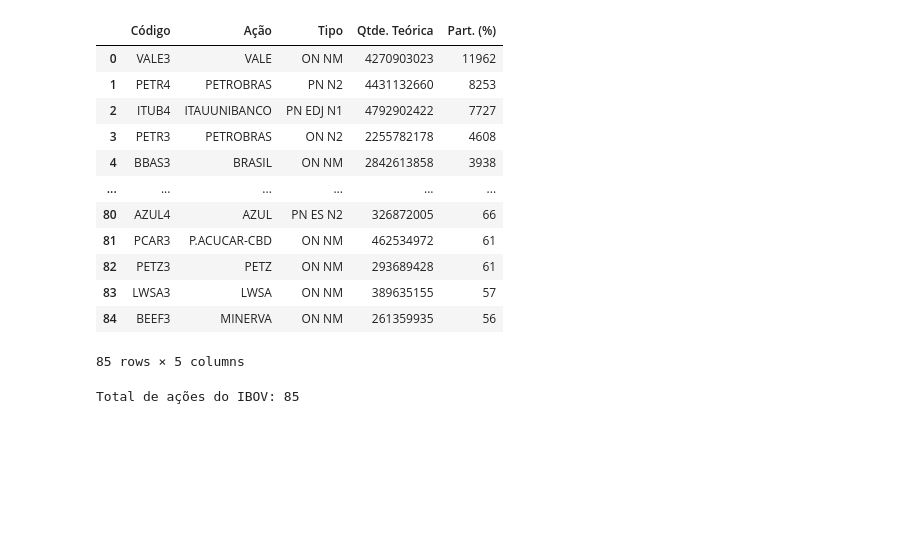
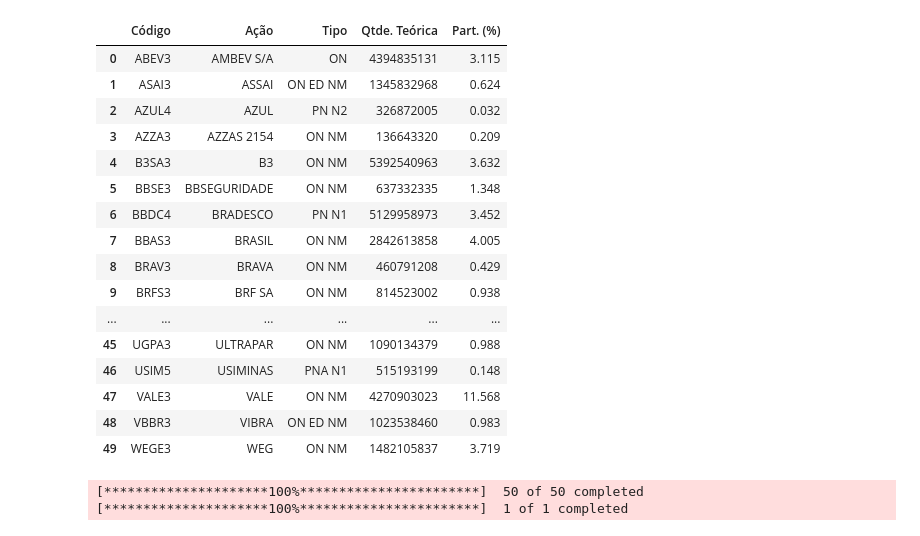
Before and after one commit to BDonadelli/Finance-playground, a Jupyter notebook: panico.ipynb, the cells around one changed output. Drawn from its saved outputs; the diff is of its cells as text; code cells hidden in the pictures; blank space fills up the shorter version.

```diff
--- a/panico.ipynb
+++ b/panico.ipynb
@@ -5,37 +11,46 @@ import matplotlib.pyplot as plt
+# %%
+carteira = 'ibra50'
 # %%
 url0 = 'https://raw.githubusercontent.com/BDonadelli/Finance-playground/refs/heads/main/data/'
 
 url  = {'ibra50' :url0+'Cart_IBr50.csv',
         'ibra100':url0+'Cart_IBr100.csv',
         'idiv'   :url0+'Cart_Idiv.csv',
         'ibov'   :url0+'Cart_Ibov.csv',
         'small'  :url0+'Cart_Small.csv'
 }
-indice = pd.read_csv(url['ibov'] ,
+indice = pd.read_csv(url[carteira] ,
                      sep=';' , decimal=',' , thousands='.' ,
-                      skipfooter=2 , encoding='utf-8',
+                     skiprows=1,skipfooter=2,
+                     encoding='latin-1',
                      index_col=False , engine='python')
 
 indice
 # %% [output]
 |  | Código | Ação | Tipo | Qtde. Teórica | Part. (%) |
-| 0 | VALE3 | VALE | ON NM | 4270903023 | 11962 |
-| 1 | PETR4 | PETROBRAS | PN N2 | 4431132660 | 8253 |
-| 2 | ITUB4 | ITAUUNIBANCO | PN EDJ N1 | 4792902422 | 7727 |
-| 3 | PETR3 | PETROBRAS | ON N2 | 2255782178 | 4608 |
-| 4 | BBAS3 | BRASIL | ON NM | 2842613858 | 3938 |
+| 0 | ABEV3 | AMBEV S/A | ON | 4394835131 | 3.115 |
+| 1 | ASAI3 | ASSAI | ON ED NM | 1345832968 | 0.624 |
+| 2 | AZUL4 | AZUL | PN N2 | 326872005 | 0.032 |
+| 3 | AZZA3 | AZZAS 2154 | ON NM | 136643320 | 0.209 |
+| 4 | B3SA3 | B3 | ON NM | 5392540963 | 3.632 |
+| 5 | BBSE3 | BBSEGURIDADE | ON NM | 637332335 | 1.348 |
+| 6 | BBDC4 | BRADESCO | PN N1 | 5129958973 | 3.452 |
+| 7 | BBAS3 | BRASIL | ON NM | 2842613858 | 4.005 |
+| 8 | BRAV3 | BRAVA | ON NM | 460791208 | 0.429 |
+| 9 | BRFS3 | BRF SA | ON NM | 814523002 | 0.938 |
 | ... | ... | ... | ... | ... | ... |
-| 80 | AZUL4 | AZUL | PN ES N2 | 326872005 | 66 |
-| 81 | PCAR3 | P.ACUCAR-CBD | ON NM | 462534972 | 61 |
-| 82 | PETZ3 | PETZ | ON NM | 293689428 | 61 |
-| 83 | LWSA3 | LWSA | ON NM | 389635155 | 57 |
-| 84 | BEEF3 | MINERVA | ON NM | 261359935 | 56 |
+| 45 | UGPA3 | ULTRAPAR | ON NM | 1090134379 | 0.988 |
+| 46 | USIM5 | USIMINAS | PNA N1 | 515193199 | 0.148 |
+| 47 | VALE3 | VALE | ON NM | 4270903023 | 11.568 |
+| 48 | VBBR3 | VIBRA | ON ED NM | 1023538460 | 0.983 |
+| 49 | WEGE3 | WEG | ON NM | 1482105837 | 3.719 |
-85 rows × 5 columns
 # %%
 df_ibov = indice['Código']
 tickers = [codigo + '.SA' for codigo in df_ibov.tolist()]
+periodo = '90d'
+data = yf.download(tickers, period=periodo, interval='1d', group_by='ticker', auto_adjust=True, threads=True)
+vix = yf.download('^VIX' , period=periodo, interval='1d', auto_adjust=True, threads=True)
+# %% [output]
+[*********************100%***********************]  50 of 50 completed
+[*********************100%***********************]  1 of 1 completed
-# %%
-print(f"Total de ações do IBOV: {len(tickers)}")
-# %% [output]
-Total de ações do IBOV: 85
 # %%
```
Also changed, not shown: parts of 25 cells of this notebook, 2 other files.
